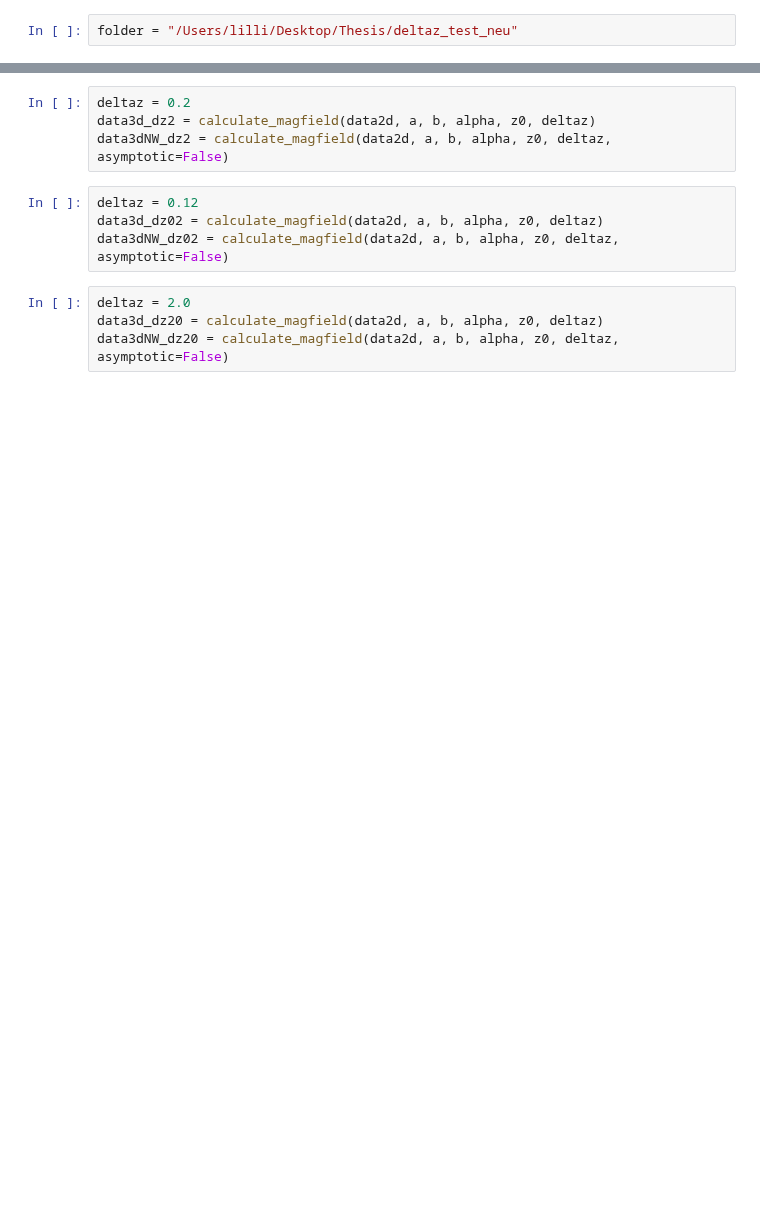
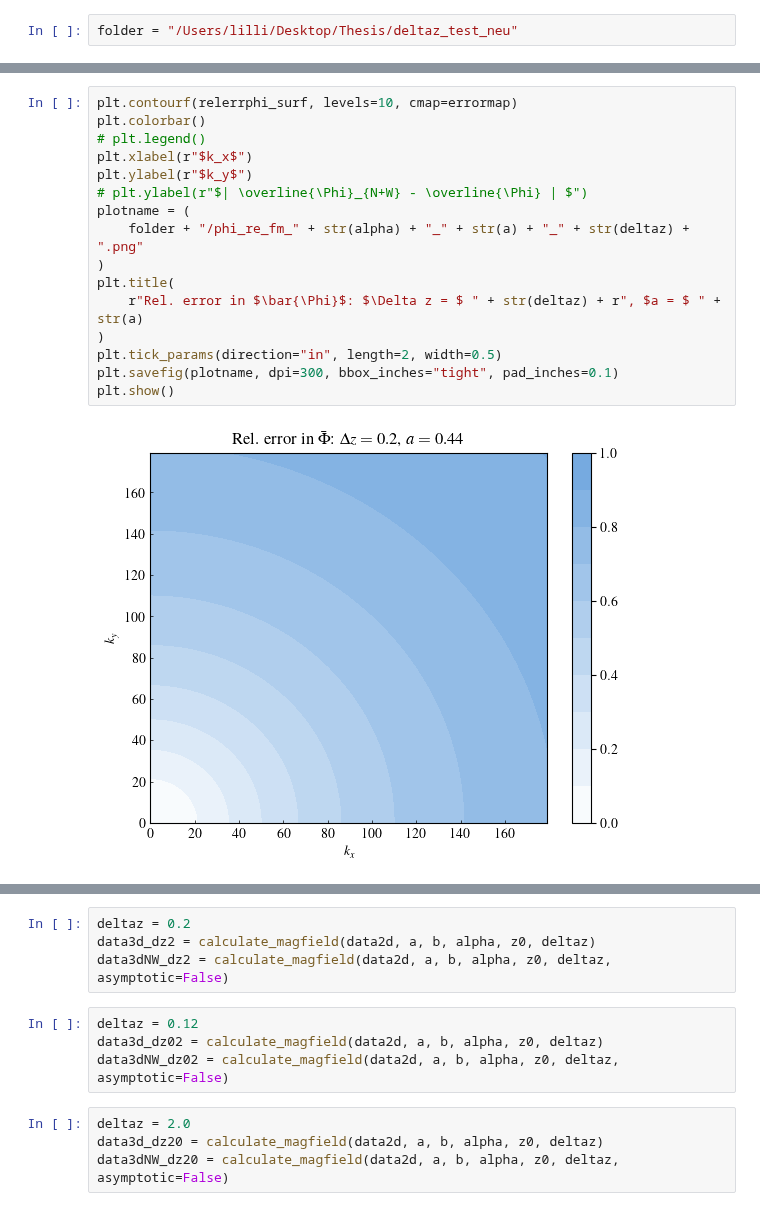
Before and after one commit to LMNadol/mflex, a Jupyter notebook: mhsflex/test_deltaz.ipynb, the cells around one changed output, grey strips where cells are left out. Cells and saved outputs as stored; diff of their text form; blank space fills up the shorter version.

```diff
--- a/mhsflex/test_deltaz.ipynb
+++ b/mhsflex/test_deltaz.ipynb
@@ -478,0 +318,18 @@ plt.show()
+# %%
+plt.contourf(relerrphi_surf, levels=10, cmap=errormap)
+plt.colorbar()
+# plt.legend()
+plt.xlabel(r"$k_x$")
+plt.ylabel(r"$k_y$")
+# plt.ylabel(r"$| \overline{\Phi}_{N+W} - \overline{\Phi} | $")
+plotname = (
+    folder + "/phi_re_fm_" + str(alpha) + "_" + str(a) + "_" + str(deltaz) + ".png"
+)
+plt.title(
+    r"Rel. error in $\bar{\Phi}$: $\Delta z = $ " + str(deltaz) + r", $a = $ " + str(a)
+)
+plt.tick_params(direction="in", length=2, width=0.5)
+plt.savefig(plotname, dpi=300, bbox_inches="tight", pad_inches=0.1)
+plt.show()
+# %% [output]
+[figure, added]
```
Also changed, not shown: parts of 32 cells of this notebook, 3 other files.
